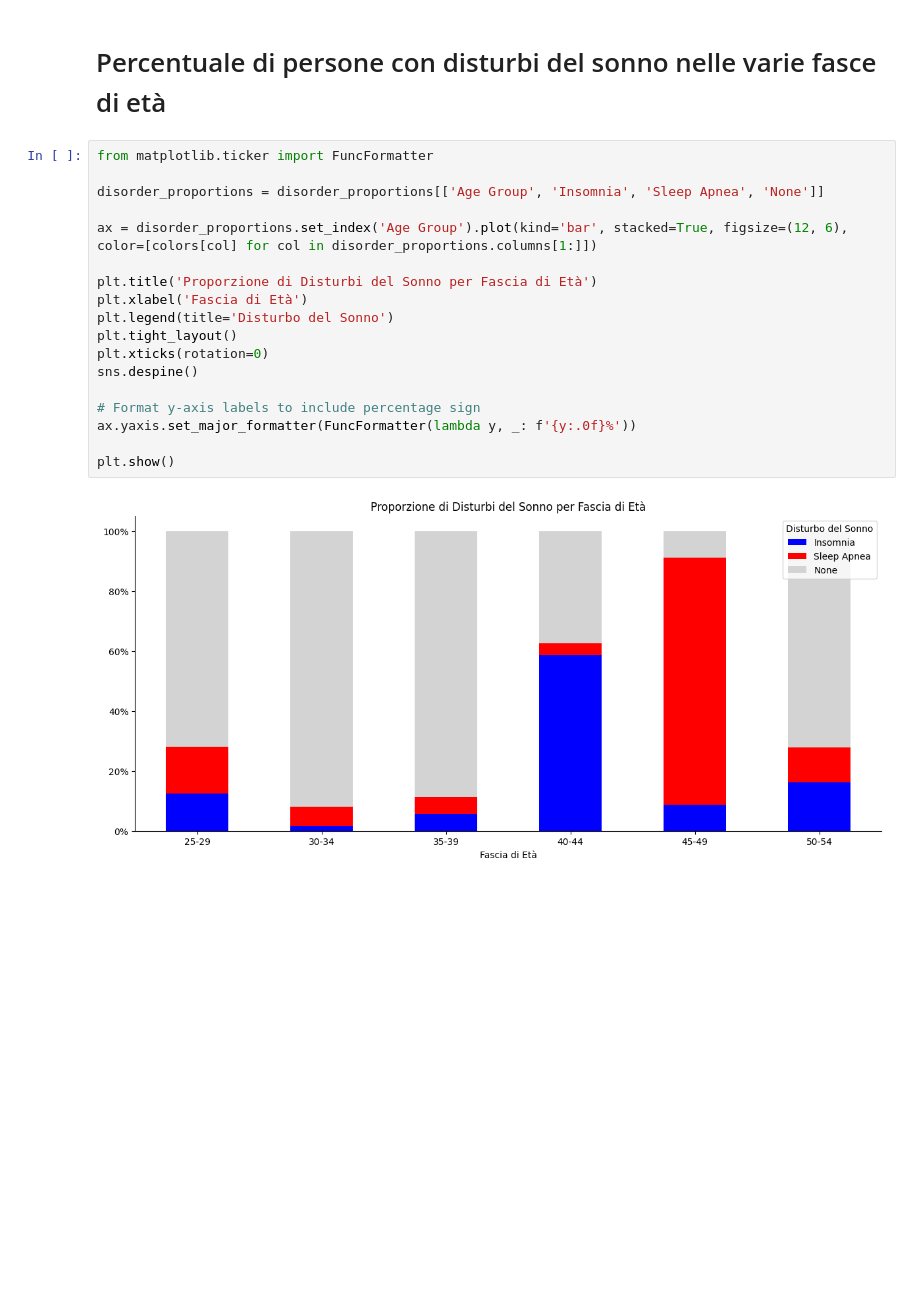
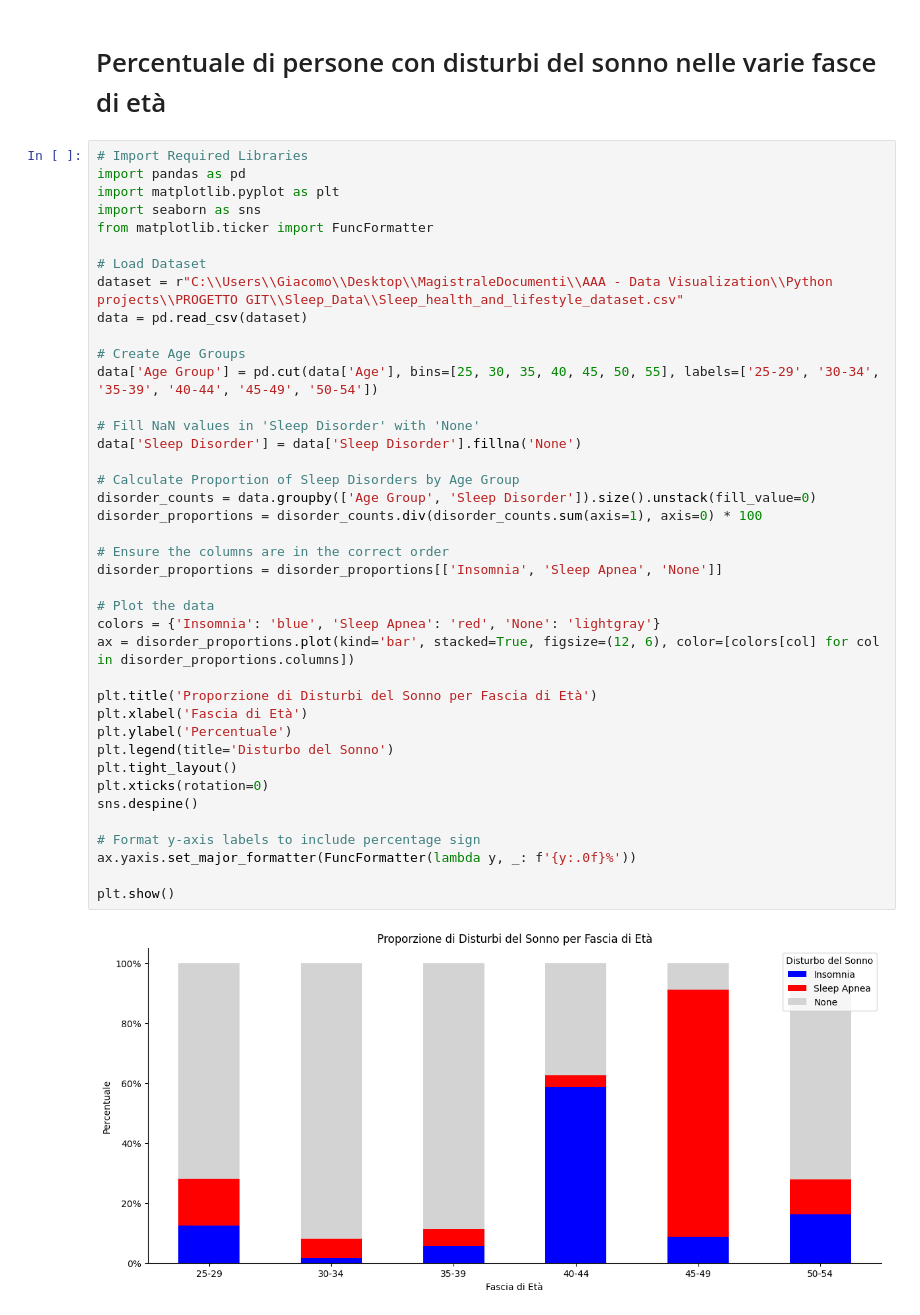
Before and after one commit to gretaquadranti/DataVisualization, a Jupyter notebook: Pressure_HeartRate_PhysicalActivity.ipynb, the cells around one changed output. Cells and saved outputs as stored; diff of their text form; blank space fills up the shorter version.

Commit message:
modified sleep disorder % per age group

```diff
--- a/Pressure_HeartRate_PhysicalActivity.ipynb
+++ b/Pressure_HeartRate_PhysicalActivity.ipynb
@@ -112,22 +112,44 @@ plt.show()
 # %% [markdown]
 # Percentuale di persone con disturbi del sonno nelle varie fasce di età
 # %%
+# Import Required Libraries
+import pandas as pd
+import matplotlib.pyplot as plt
+import seaborn as sns
 from matplotlib.ticker import FuncFormatter
 
-disorder_proportions = disorder_proportions[['Age Group', 'Insomnia', 'Sleep Apnea', 'None']]
+# Load Dataset
+dataset = r"C:\\Users\\Giacomo\\Desktop\\MagistraleDocumenti\\AAA - Data Visualization\\Python projects\\PROGETTO GIT\\Sleep_Data\\Sleep_health_and_lifestyle_dataset.csv"
+data = pd.read_csv(dataset)
 
-ax = disorder_proportions.set_index('Age Group').plot(kind='bar', stacked=True, figsize=(12, 6), color=[colors[col] for col in disorder_proportions.columns[1:]])
+# Create Age Groups
+data['Age Group'] = pd.cut(data['Age'], bins=[25, 30, 35, 40, 45, 50, 55], labels=['25-29', '30-34', '35-39', '40-44', '45-49', '50-54'])
+
+# Fill NaN values in 'Sleep Disorder' with 'None'
+data['Sleep Disorder'] = data['Sleep Disorder'].fillna('None')
+
+# Calculate Proportion of Sleep Disorders by Age Group
+disorder_counts = data.groupby(['Age Group', 'Sleep Disorder']).size().unstack(fill_value=0)
+disorder_proportions = disorder_counts.div(disorder_counts.sum(axis=1), axis=0) * 100
+
+# Ensure the columns are in the correct order
+disorder_proportions = disorder_proportions[['Insomnia', 'Sleep Apnea', 'None']]
+
+# Plot the data
+colors = {'Insomnia': 'blue', 'Sleep Apnea': 'red', 'None': 'lightgray'}
+ax = disorder_proportions.plot(kind='bar', stacked=True, figsize=(12, 6), color=[colors[col] for col in disorder_proportions.columns])
 
 plt.title('Proporzione di Disturbi del Sonno per Fascia di Età')
 plt.xlabel('Fascia di Età')
+plt.ylabel('Percentuale')
 plt.legend(title='Disturbo del Sonno')
 plt.tight_layout()
 plt.xticks(rotation=0)
 sns.despine()
 
 # Format y-axis labels to include percentage sign
 ax.yaxis.set_major_formatter(FuncFormatter(lambda y, _: f'{y:.0f}%'))
 
 plt.show()
 # %% [output]
-[figure, old version]
+[figure, new version]
```
Also changed, not shown: parts of 2 cells of this notebook.
